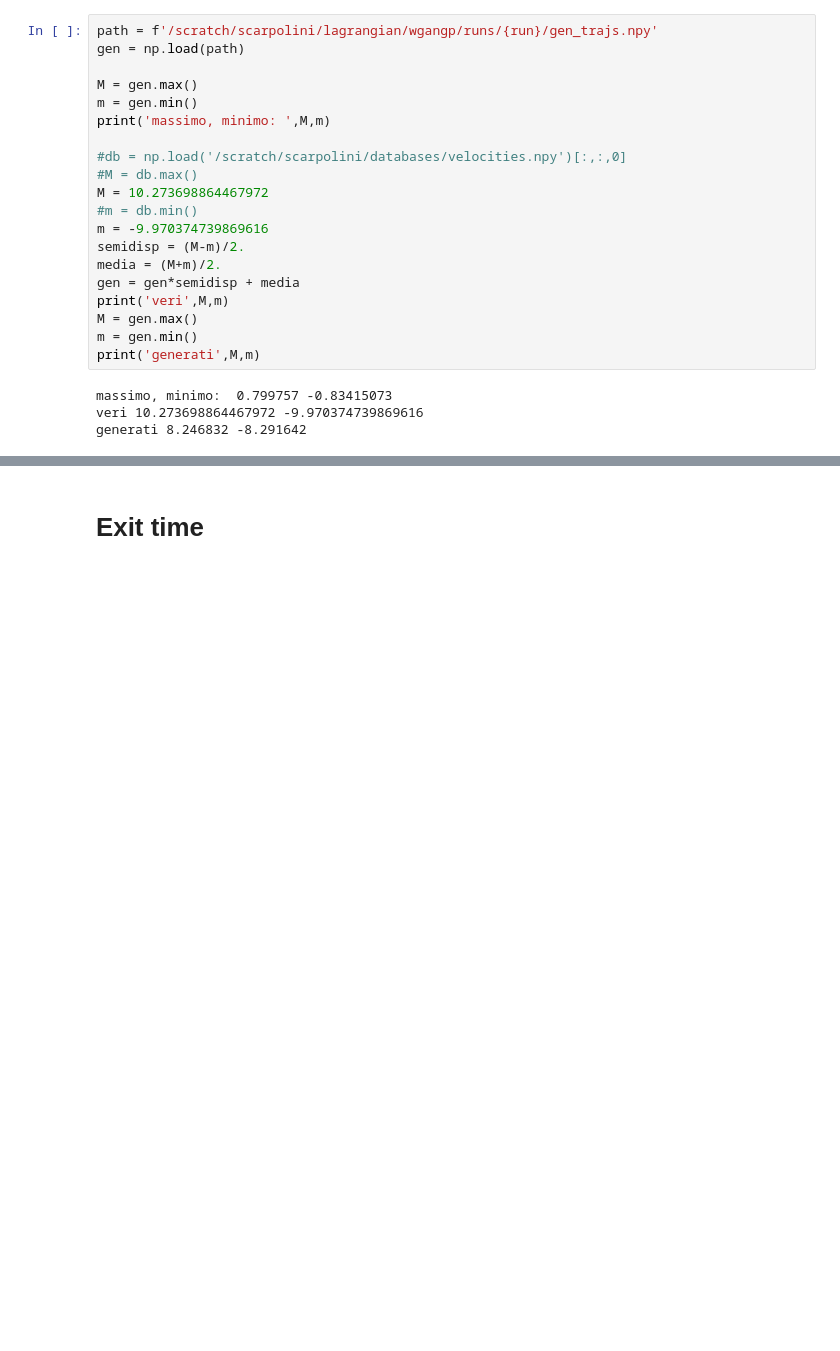
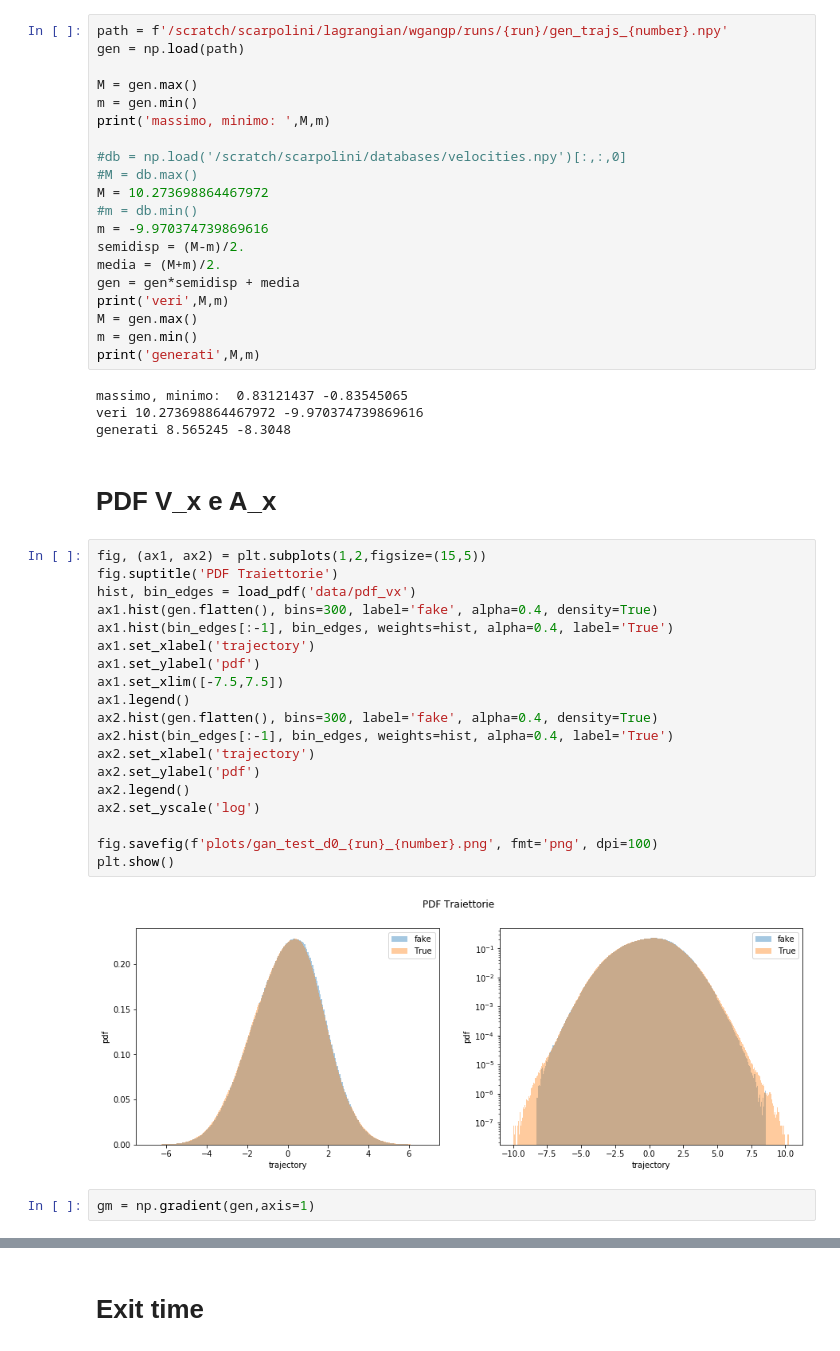
Before and after one commit to scarpma/lagrangian, a Jupyter notebook: gan_test.ipynb, the cells around one changed output, grey strips where cells are left out. Saved outputs shown, nothing was run; the diff lists cells and outputs as text; blank space fills up the shorter version.

```diff
--- a/gan_test.ipynb
+++ b/gan_test.ipynb
@@ -17,5 +27,5 @@ W0525 23:55:22.684873 47689188896256 hdf5_format.py:221] No training configurati
 # %%
-path = f'/scratch/scarpolini/lagrangian/wgangp/runs/{run}/gen_trajs.npy'
+path = f'/scratch/scarpolini/lagrangian/wgangp/runs/{run}/gen_trajs_{number}.npy'
 gen = np.load(path)
 
 M = gen.max()
@@ -35,6 +45,31 @@ M = gen.max()
 m = gen.min()
 print('generati',M,m)
 # %% [output]
-massimo, minimo:  0.799757 -0.83415073
+massimo, minimo:  0.83121437 -0.83545065
 veri 10.273698864467972 -9.970374739869616
-generati 8.246832 -8.291642
+generati 8.565245 -8.3048
+# %% [markdown]
+# PDF V_x e A_x
+# %%
+fig, (ax1, ax2) = plt.subplots(1,2,figsize=(15,5))
+fig.suptitle('PDF Traiettorie')
+hist, bin_edges = load_pdf('data/pdf_vx')
+ax1.hist(gen.flatten(), bins=300, label='fake', alpha=0.4, density=True)
+ax1.hist(bin_edges[:-1], bin_edges, weights=hist, alpha=0.4, label='True')
+ax1.set_xlabel('trajectory')
+ax1.set_ylabel('pdf')
+ax1.set_xlim([-7.5,7.5])
+ax1.legend()
+ax2.hist(gen.flatten(), bins=300, label='fake', alpha=0.4, density=True)
+ax2.hist(bin_edges[:-1], bin_edges, weights=hist, alpha=0.4, label='True')
+ax2.set_xlabel('trajectory')
+ax2.set_ylabel('pdf')
+ax2.legend()
+ax2.set_yscale('log')
+
+fig.savefig(f'plots/gan_test_d0_{run}_{number}.png', fmt='png', dpi=100)
+plt.show()
+# %% [output]
+[figure, added]
+# %%
+gm = np.gradient(gen,axis=1)
```
Also changed, not shown: parts of 13 cells of this notebook, 23 other files.
